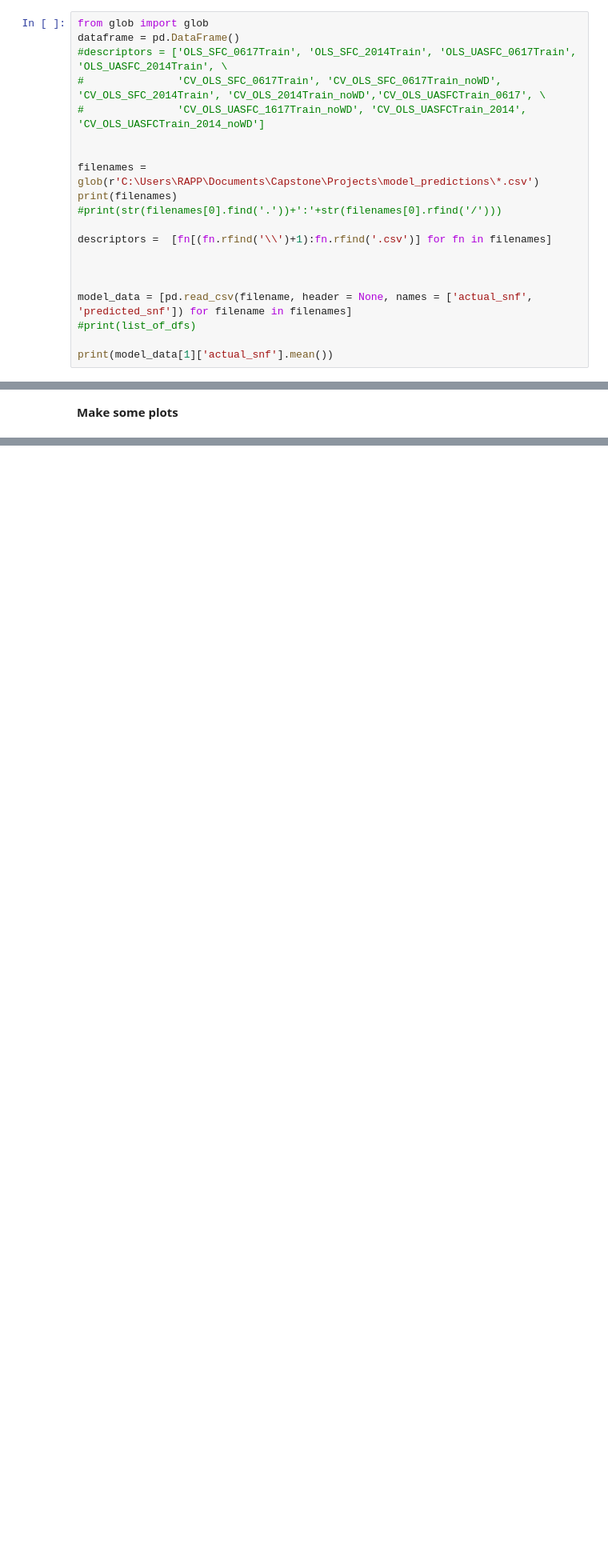
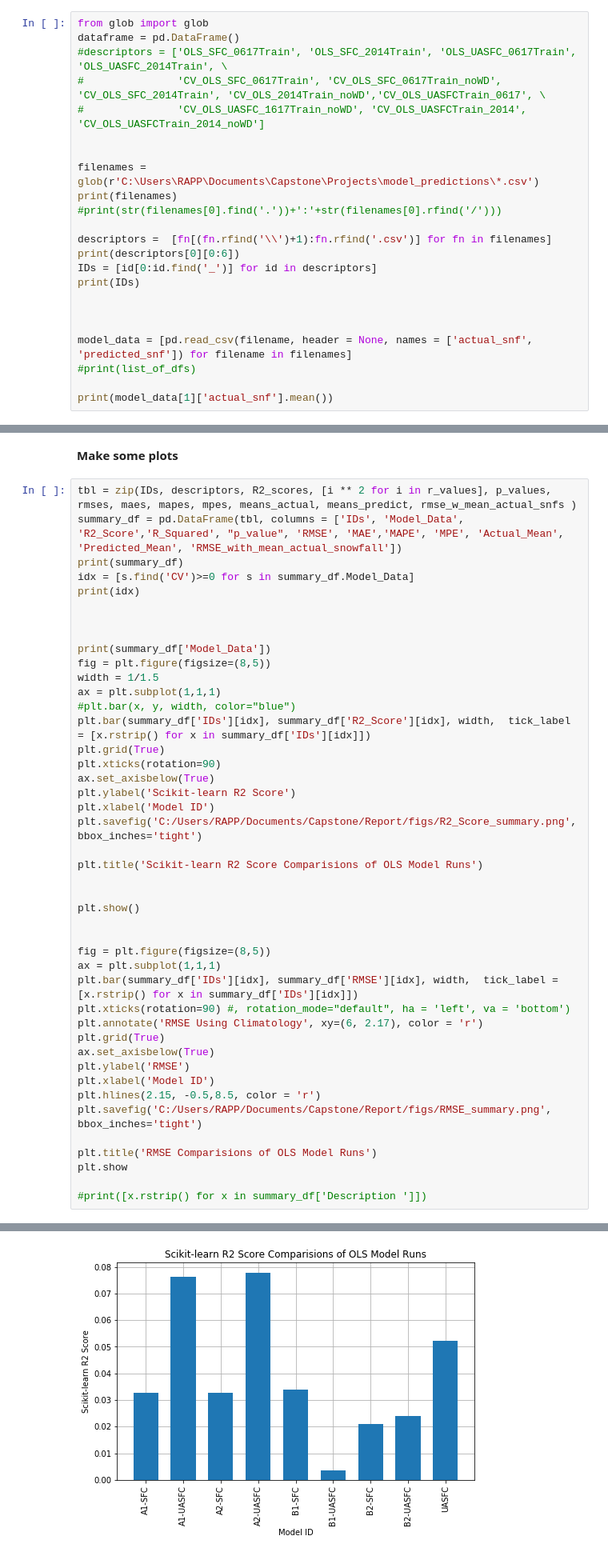
Before and after one commit to dustinrapp/Capstone_Springboard_Intermediate_Python, a Jupyter notebook: Projects/9_OLS_Metrics.ipynb, the cells around one changed output, grey strips where cells are left out. Shown at 80% size. Saved outputs shown, nothing was run; the diff lists cells and outputs as text; blank space fills up the shorter version.

```diff
--- a/Projects/9_OLS_Metrics.ipynb
+++ b/Projects/9_OLS_Metrics.ipynb
@@ -48,6 +48,9 @@ print(filenames)
 #print(str(filenames[0].find('.'))+':'+str(filenames[0].rfind('/')))
 
 descriptors =  [fn[(fn.rfind('\\')+1):fn.rfind('.csv')] for fn in filenames]
+print(descriptors[0][0:6])
+IDs = [id[0:id.find('_')] for id in descriptors]
+print(IDs)
 
 
 
@@ -155,2 +157,47 @@ print(tabulate(tbl, headers=['Model Data', 'R Squared', "p vaue", 'RMSE', 'MAE',
 # %% [markdown]
 **Make some plots**
+# %%
+tbl = zip(IDs, descriptors, R2_scores, [i ** 2 for i in r_values], p_values, rmses, maes, mapes, mpes, means_actual, means_predict, rmse_w_mean_actual_snfs )
+summary_df = pd.DataFrame(tbl, columns = ['IDs', 'Model_Data', 'R2_Score','R_Squared', "p_value", 'RMSE', 'MAE','MAPE', 'MPE', 'Actual_Mean', 'Predicted_Mean', 'RMSE_with_mean_actual_snowfall'])
+print(summary_df)
+idx = [s.find('CV')>=0 for s in summary_df.Model_Data]
+print(idx)
+
+
+
+print(summary_df['Model_Data'])
+fig = plt.figure(figsize=(8,5))
+width = 1/1.5
+ax = plt.subplot(1,1,1)
+#plt.bar(x, y, width, color="blue")
+plt.bar(summary_df['IDs'][idx], summary_df['R2_Score'][idx], width,  tick_label = [x.rstrip() for x in summary_df['IDs'][idx]])
+plt.grid(True)
+plt.xticks(rotation=90)
+ax.set_axisbelow(True)
+plt.ylabel('Scikit-learn R2 Score')
+plt.xlabel('Model ID')
+plt.savefig('C:/Users/RAPP/Documents/Capstone/Report/figs/R2_Score_summary.png', bbox_inches='tight')
+
+plt.title('Scikit-learn R2 Score Comparisions of OLS Model Runs')
+
+
+plt.show()
+
+
+fig = plt.figure(figsize=(8,5))
+ax = plt.subplot(1,1,1)
+plt.bar(summary_df['IDs'][idx], summary_df['RMSE'][idx], width,  tick_label = [x.rstrip() for x in summary_df['IDs'][idx]])
+plt.xticks(rotation=90) #, rotation_mode="default", ha = 'left', va = 'bottom')
+plt.annotate('RMSE Using Climatology', xy=(6, 2.17), color = 'r')
+plt.grid(True)
+ax.set_axisbelow(True)
+plt.ylabel('RMSE')
+plt.xlabel('Model ID')
+plt.hlines(2.15, -0.5,8.5, color = 'r')
+plt.savefig('C:/Users/RAPP/Documents/Capstone/Report/figs/RMSE_summary.png', bbox_inches='tight')
+
+plt.title('RMSE Comparisions of OLS Model Runs')
+plt.show
+
+#print([x.rstrip() for x in summary_df['Description ']])
+# %% [output]
@@ -156,0 +221 @@ print(tabulate(tbl, headers=['Model Data', 'R Squared', "p vaue", 'RMSE', 'MAE',
+[figure, added]
```
Also changed, not shown: parts of 8 cells of this notebook.
